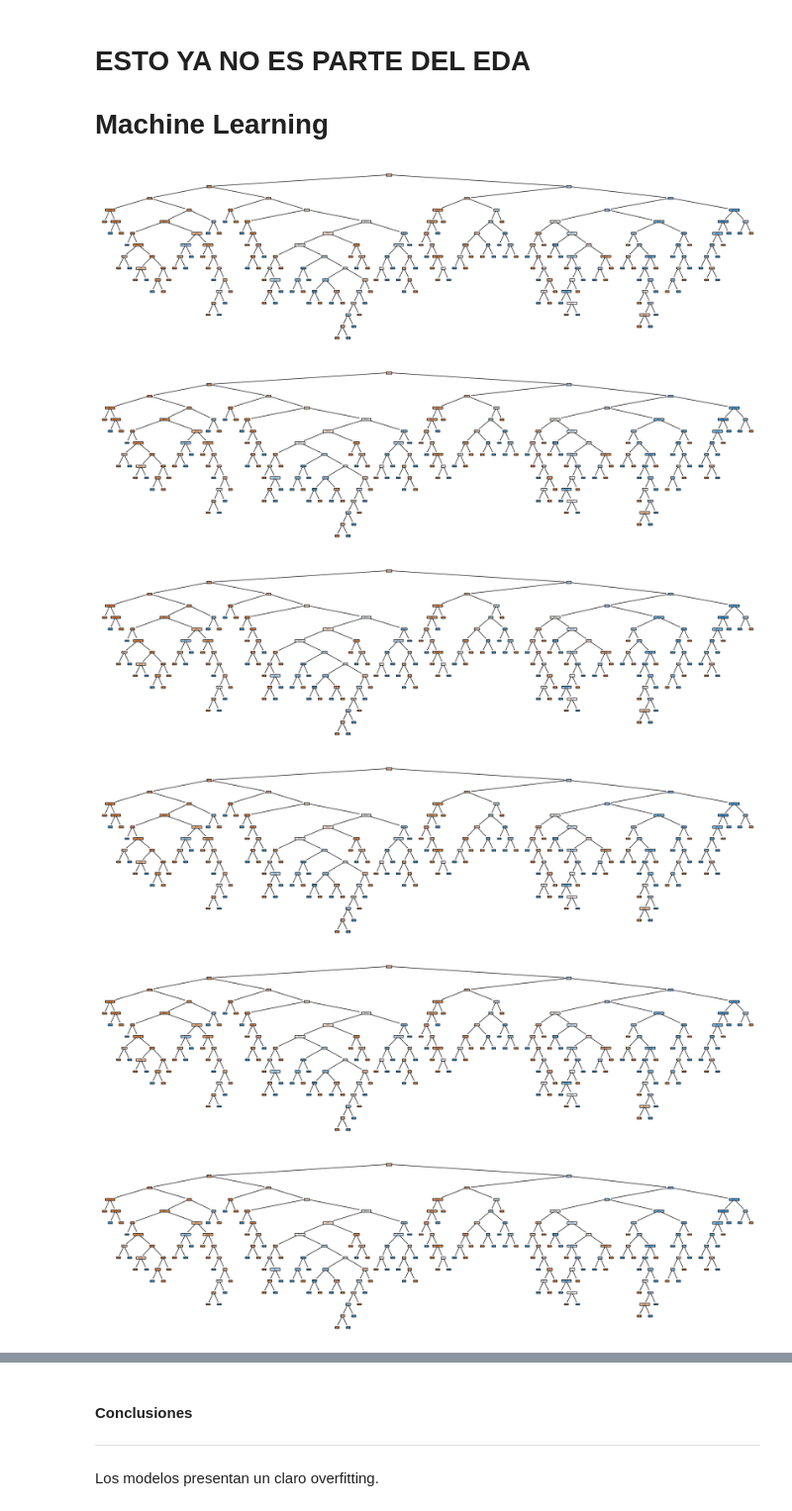
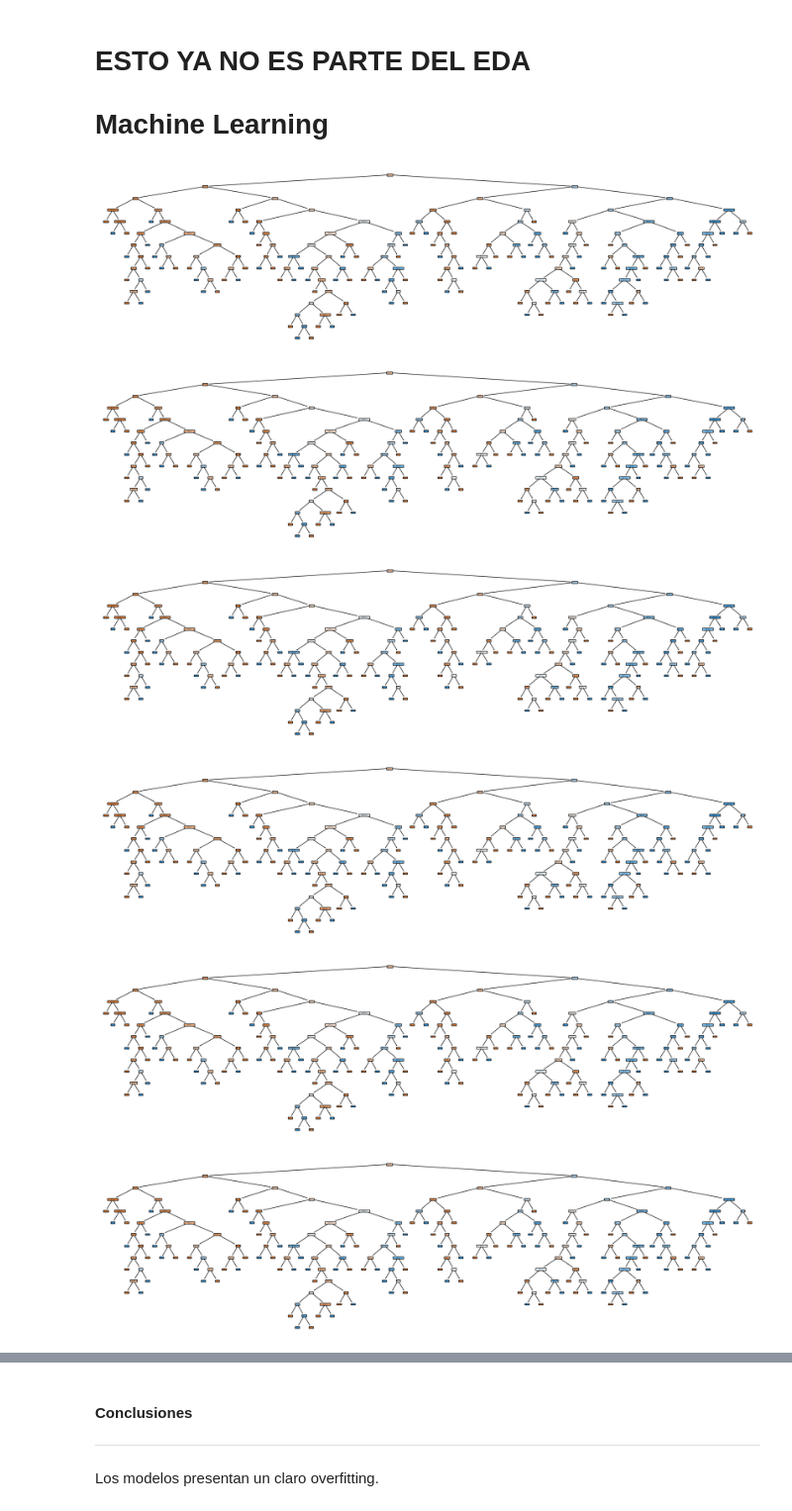
Before and after one commit to Fj-martinez33/decision_tree, a Jupyter notebook: src/explore.ipynb, the cells around one changed output, grey strips where cells are left out. Shown at 99% size. Saved outputs shown, nothing was run; the diff lists cells and outputs as text; code cells hidden in the pictures.

```diff
--- a/src/explore.ipynb
+++ b/src/explore.ipynb
@@ -577,7 +572,7 @@ x_test_without_outliers_mMScale = MinMaxScaleData(x_test_without_outliers)
 # %%
 #Seleccion de caracteristicas
 
-def SelectFeaturesTrain(dataset, y, filename, k = 5):
+def SelectFeaturesTrain(dataset, y, filename, k = 7):
     sel_model = SelectKBest(f_classif, k=k)
     sel_model.fit(dataset, y)
     col_name = sel_model.get_support()
@@ -586,7 +581,7 @@ def SelectFeaturesTrain(dataset, y, filename, k = 5):
     train_cols = x_sel.columns
     return x_sel, train_cols
 
-def SelectFeaturesTest(dataset, y, filename, train_cols, k = 5):
+def SelectFeaturesTest(dataset, y, filename, train_cols, k = 7):
     dataset = pd.DataFrame(dataset[train_cols])
     sel_model = SelectKBest(f_classif, k=k)
     sel_model.fit(dataset, y)
@@ -640,36 +635,38 @@ testdfs = [ x_test_sel_with_outliers, x_test_sel_without_outliers, x_test_sel_wi
 # %%
 def DecisionTree (traindataset, testdataset):
     results = []
     models = []
 
     for i in range(len(traindataset)):
         model = DecisionTreeClassifier(random_state=42)
         traindf = traindataset[i]
 
         model.fit(traindf, y_train)
         y_train_predict = model.predict(traindf)
         y_test_predict = model.predict(testdataset[i])
 
         models.append(model)
         result = {"index" : i, "train_score" : accuracy_score(y_train, y_train_predict), "test_score" : accuracy_score(y_test, y_test_predict)}
         results.append(result)
 
         plt.figure(figsize=(18,5))
         tree.plot_tree(model, feature_names = traindf.columns, filled = True)
 
         plt.tight_layout()
         plt.show()
 
-    with open ("../data/processed/accuracy.json", "w") as j:
-        json.dump( results, j)
-
-    return results, models
+    return sorted(results, key = lambda x : x["train_score"], reverse=True), models
 
 pre_results, pre_models = DecisionTree(traindfs, testdfs)
+
+with open ("../data/processed/accuracy.json", "w") as j:
+        json.dump( pre_results, j)
+
+pre_results
 # %% [output]
-[figure, old version]
+[figure, new version]
-[figure, old version]
+[figure, new version]
-[figure, old version]
+[figure, new version]
-[figure, old version]
+[figure, new version]
-[figure, old version]
+[figure, new version]
-[figure, old version]
+[figure, new version]
```
Also changed, not shown: parts of 4 cells of this notebook.
